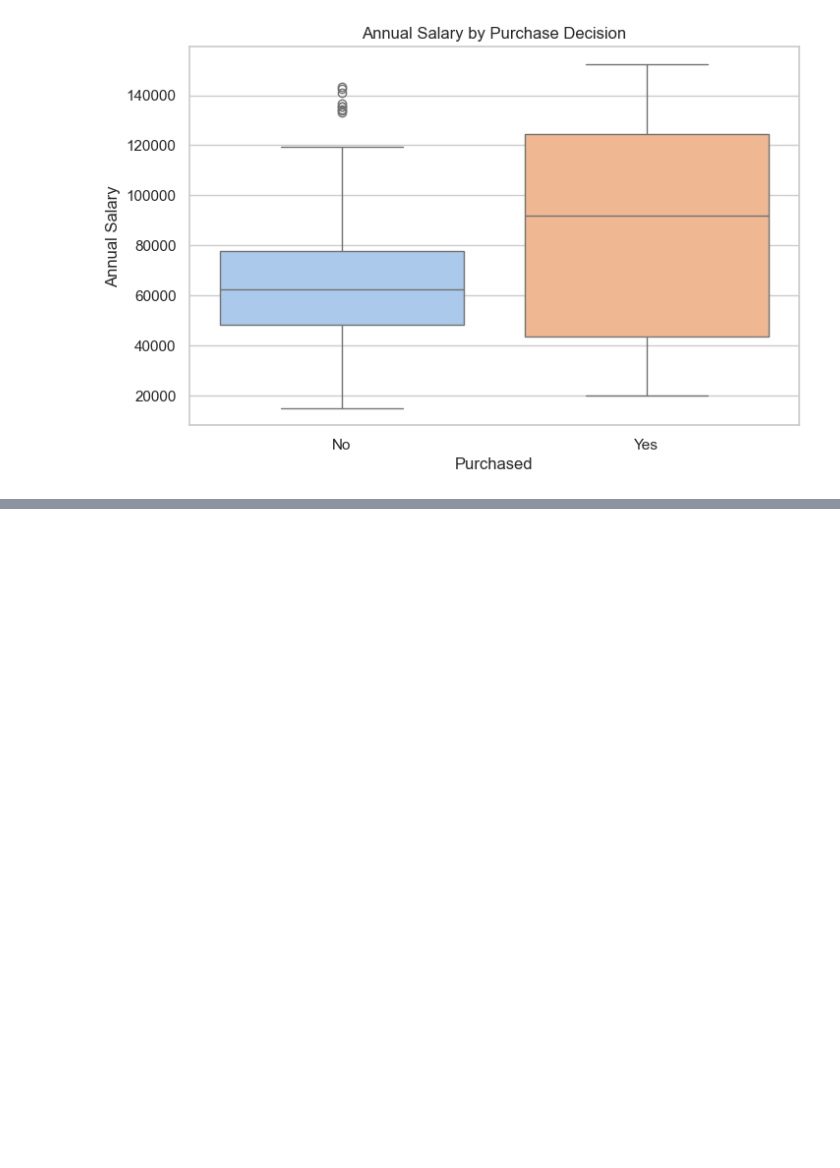
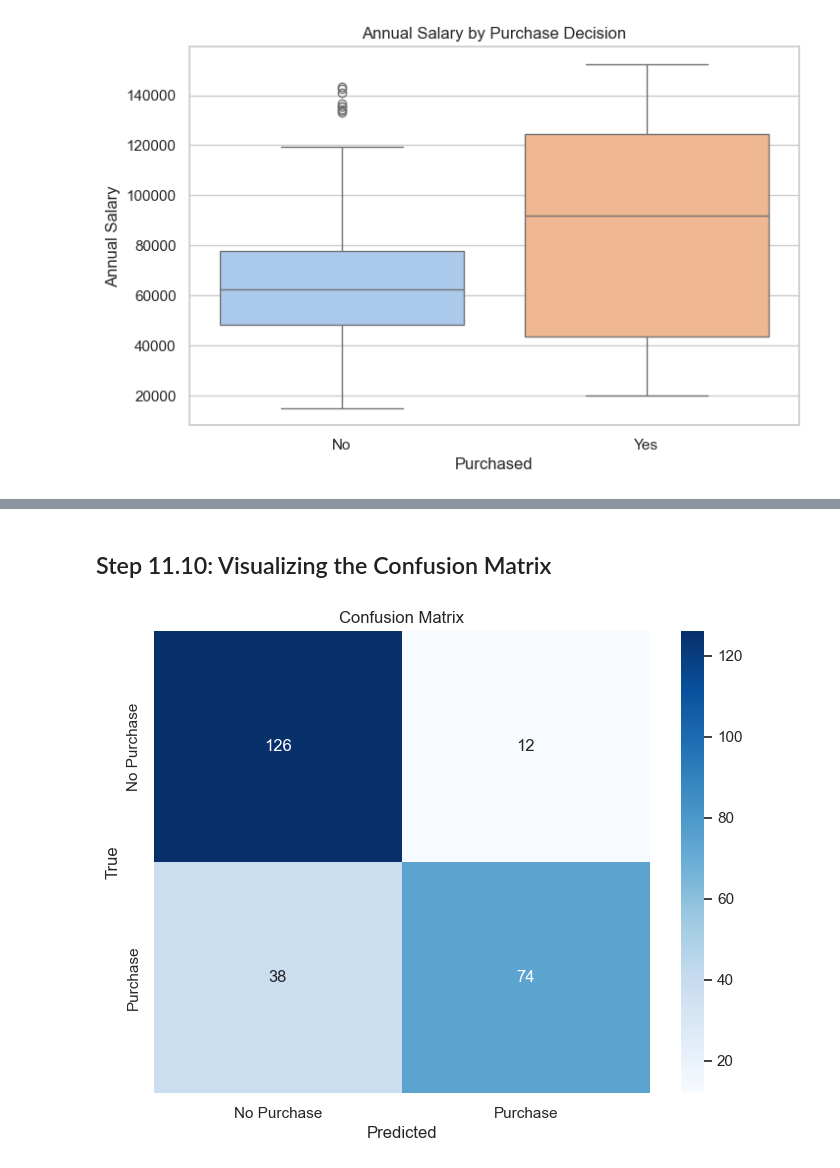
Before and after one commit to ayushroy-117/EV-Market-Data-Analysis, a Jupyter notebook: Notebook.ipynb, the cells around one changed output, grey strips where cells are left out. Saved outputs shown, nothing was run; the diff lists cells and outputs as text; code cells hidden in the pictures; blank space fills up the shorter version.

Commit message:
Model Added In the Notebook Successfully

```diff
--- a/Notebook.ipynb
+++ b/Notebook.ipynb
@@ -134,0 +158,2 @@ Passing `palette` without assigning `hue` is deprecated and will be removed in v
+# %%
+model = LogisticRegression()
@@ -134,0 +162,2 @@ Passing `palette` without assigning `hue` is deprecated and will be removed in v
+# %%
+model.fit(X_train, y_train)
@@ -134,0 +169,2 @@ Passing `palette` without assigning `hue` is deprecated and will be removed in v
+# %%
+y_pred = model.predict(X_test)
@@ -134,0 +174,4 @@ Passing `palette` without assigning `hue` is deprecated and will be removed in v
+# %%
+accuracy = accuracy_score(y_test, y_pred)
+conf_matrix = confusion_matrix(y_test, y_pred)
+class_report = classification_report(y_test, y_pred)
@@ -134,0 +221,12 @@ Passing `palette` without assigning `hue` is deprecated and will be removed in v
+# %% [markdown]
+
+## Step 11.10: Visualizing the Confusion Matrix
+# %%
+plt.figure(figsize=(8, 6))
+sns.heatmap(conf_matrix, annot=True, fmt='d', cmap='Blues', xticklabels=['No Purchase', 'Purchase'], yticklabels=['No Purchase', 'Purchase'])
+plt.title('Confusion Matrix')
+plt.xlabel('Predicted')
+plt.ylabel('True')
+plt.show()
+# %% [output]
+[figure, added]
```
Also changed, not shown: parts of 19 cells of this notebook.
